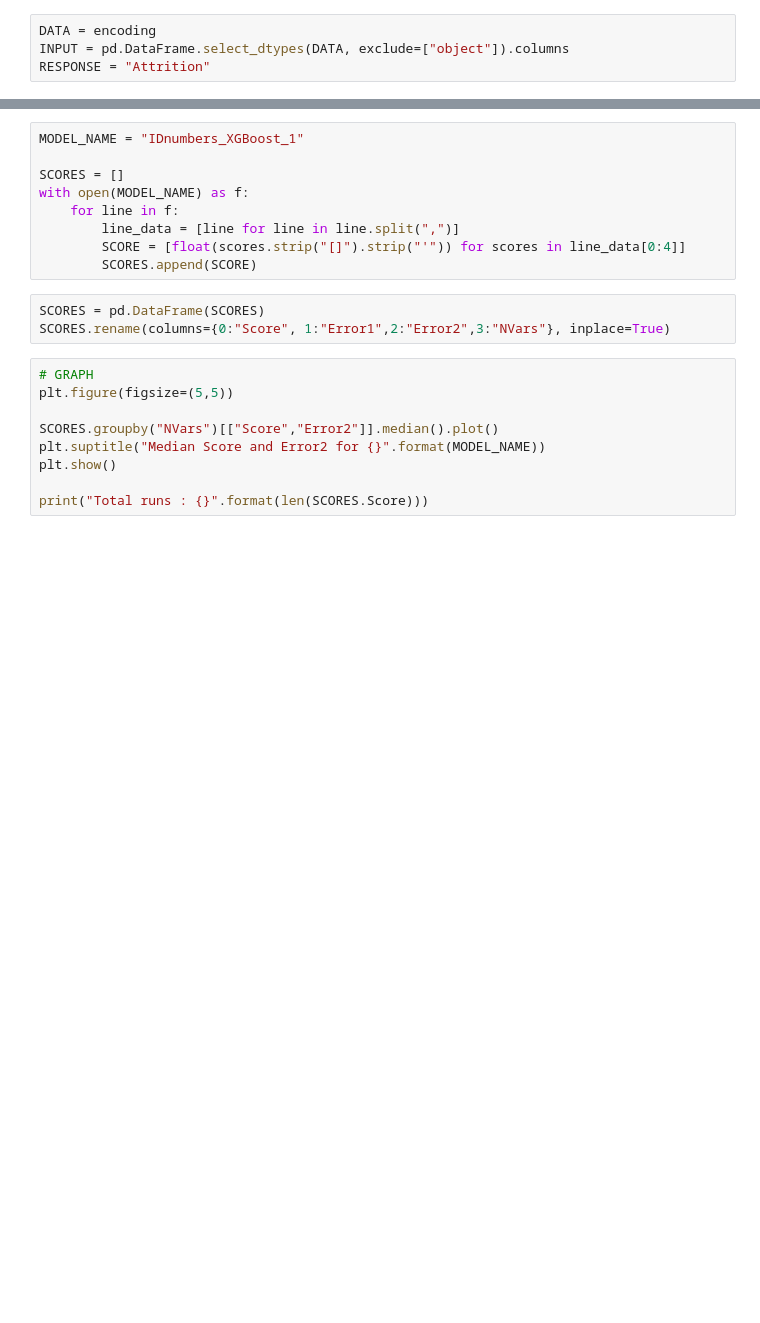
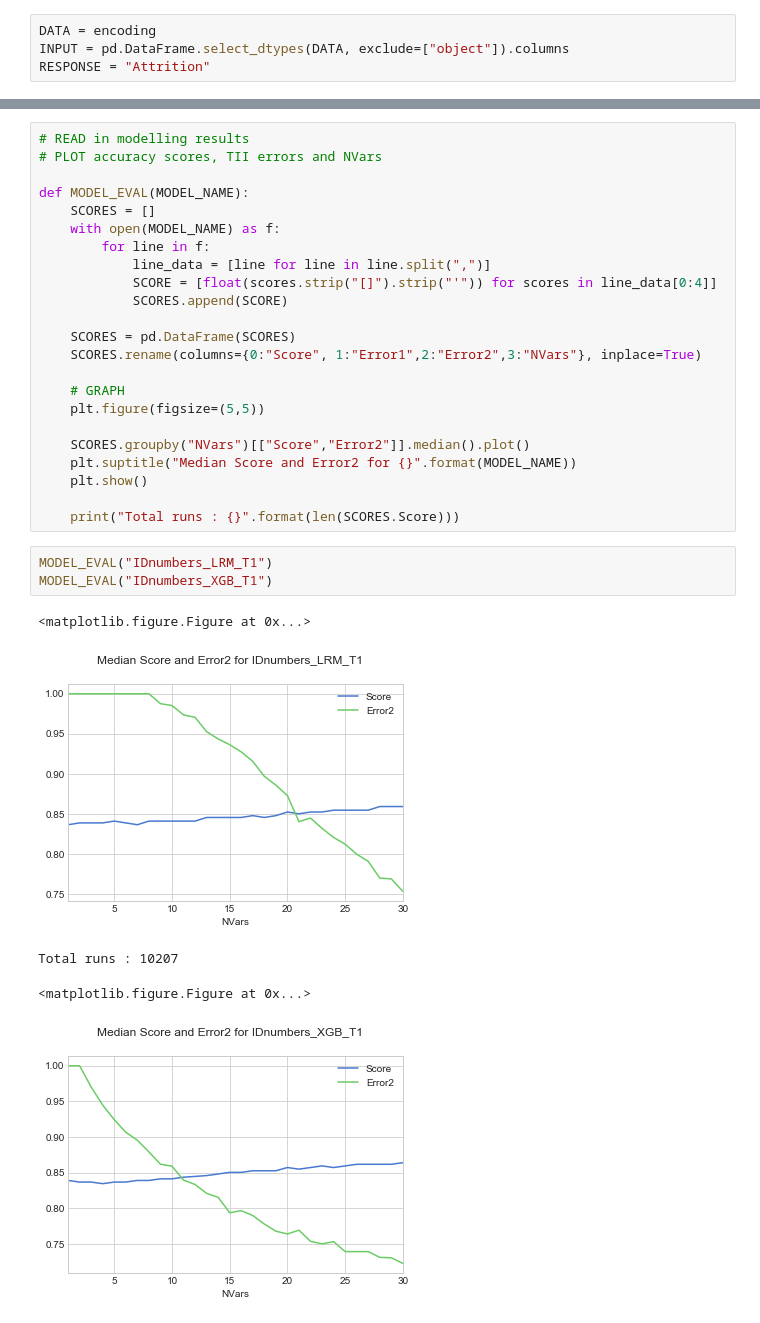
Before and after one commit to jclasul/HR_Kaggle, a Jupyter notebook: HRPython.ipynb, the cells around one changed output, grey strips where cells are left out. Cells and saved outputs as stored; diff of their text form; blank space fills up the shorter version.

```diff
--- a/HRPython.ipynb
+++ b/HRPython.ipynb
@@ -310,21 +322,32 @@ for i in range(0,10000):
 # %%
-MODEL_NAME = "IDnumbers_XGBoost_1"
+# READ in modelling results
+# PLOT accuracy scores, TII errors and NVars
 
-SCORES = []
-with open(MODEL_NAME) as f:
-    for line in f:
-        line_data = [line for line in line.split(",")]
-        SCORE = [float(scores.strip("[]").strip("'")) for scores in line_data[0:4]]
-        SCORES.append(SCORE)
+def MODEL_EVAL(MODEL_NAME):
+    SCORES = []
+    with open(MODEL_NAME) as f:
+        for line in f:
+            line_data = [line for line in line.split(",")]
+            SCORE = [float(scores.strip("[]").strip("'")) for scores in line_data[0:4]]
+            SCORES.append(SCORE)
+
+    SCORES = pd.DataFrame(SCORES)
+    SCORES.rename(columns={0:"Score", 1:"Error1",2:"Error2",3:"NVars"}, inplace=True)
+
+    # GRAPH
+    plt.figure(figsize=(5,5))
+
+    SCORES.groupby("NVars")[["Score","Error2"]].median().plot()
+    plt.suptitle("Median Score and Error2 for {}".format(MODEL_NAME))
+    plt.show()
+
+    print("Total runs : {}".format(len(SCORES.Score)))
-# %%
-SCORES = pd.DataFrame(SCORES)
-SCORES.rename(columns={0:"Score", 1:"Error1",2:"Error2",3:"NVars"}, inplace=True)
-# %%
-# GRAPH
-plt.figure(figsize=(5,5))
-
-SCORES.groupby("NVars")[["Score","Error2"]].median().plot()
-plt.suptitle("Median Score and Error2 for {}".format(MODEL_NAME))
-plt.show()
-
-print("Total runs : {}".format(len(SCORES.Score)))
+# %%
+MODEL_EVAL("IDnumbers_LRM_T1")
+MODEL_EVAL("IDnumbers_XGB_T1")
+# %% [output]
+<matplotlib.figure.Figure at 0x...>
+[figure, added]
+Total runs : 10207
+<matplotlib.figure.Figure at 0x...>
+[figure, added]
```
Also changed, not shown: parts of 14 cells of this notebook, 5 other files.
